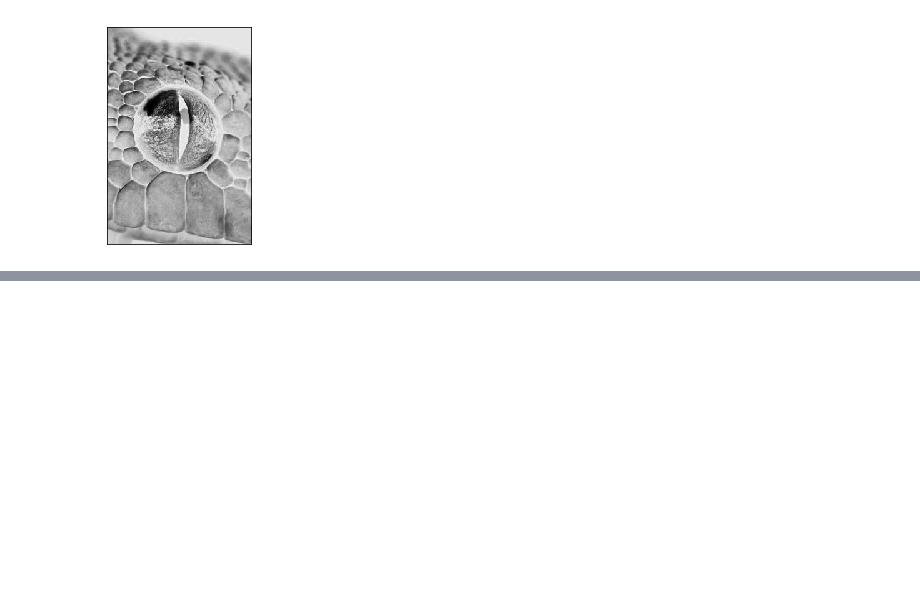
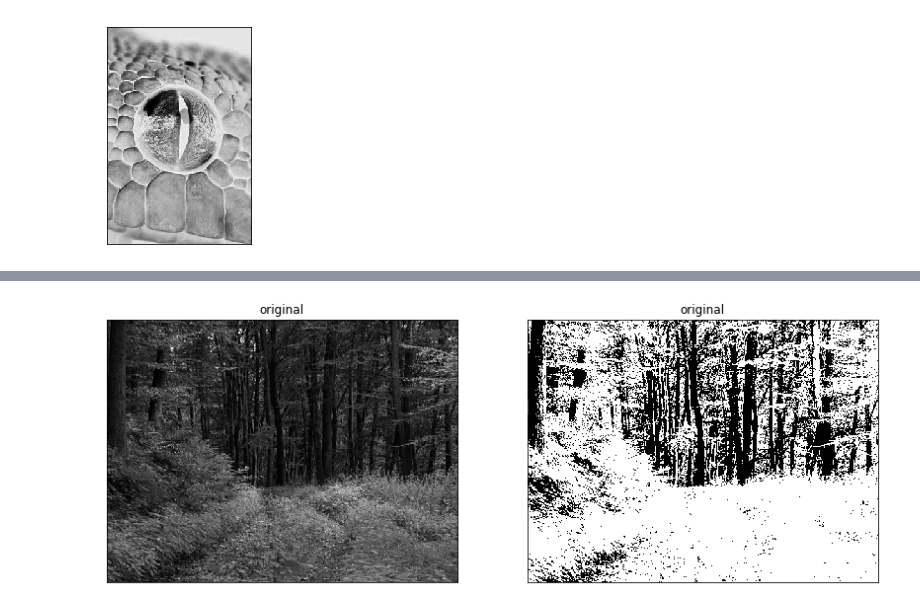
Before and after one commit to Hachiman999/Colab-imagen, a Jupyter notebook: interpolacion_transformacion.ipynb, the cells around one changed output, grey strips where cells are left out. Cells and saved outputs as stored; diff of their text form; code cells hidden in the pictures; blank space fills up the shorter version.

```diff
--- a/interpolacion_transformacion.ipynb
+++ b/interpolacion_transformacion.ipynb
@@ -167,0 +187,21 @@ negativo(69)
+# %%
+def binari(img , min=10,max=60):
+  img= cv2.imread(img,0)
+  row, column = img.shape
+  imgl = np.zeros((row,column), dtype='uint8')
+
+  min_range = min
+  max_range = max
+
+  for i in range(row):
+    for j in range(column):
+      if img[i,j] > min_range and img[i,j]> max_range:
+         imgl[i,j]=255
+      else:
+        imgl[i,j]=0
+
+  mostrar2_gris(img,imgl)
+
+binari('tree.png',30,35)
+# %% [output]
+[figure, added]
```
Also changed, not shown: parts of 11 cells of this notebook.
